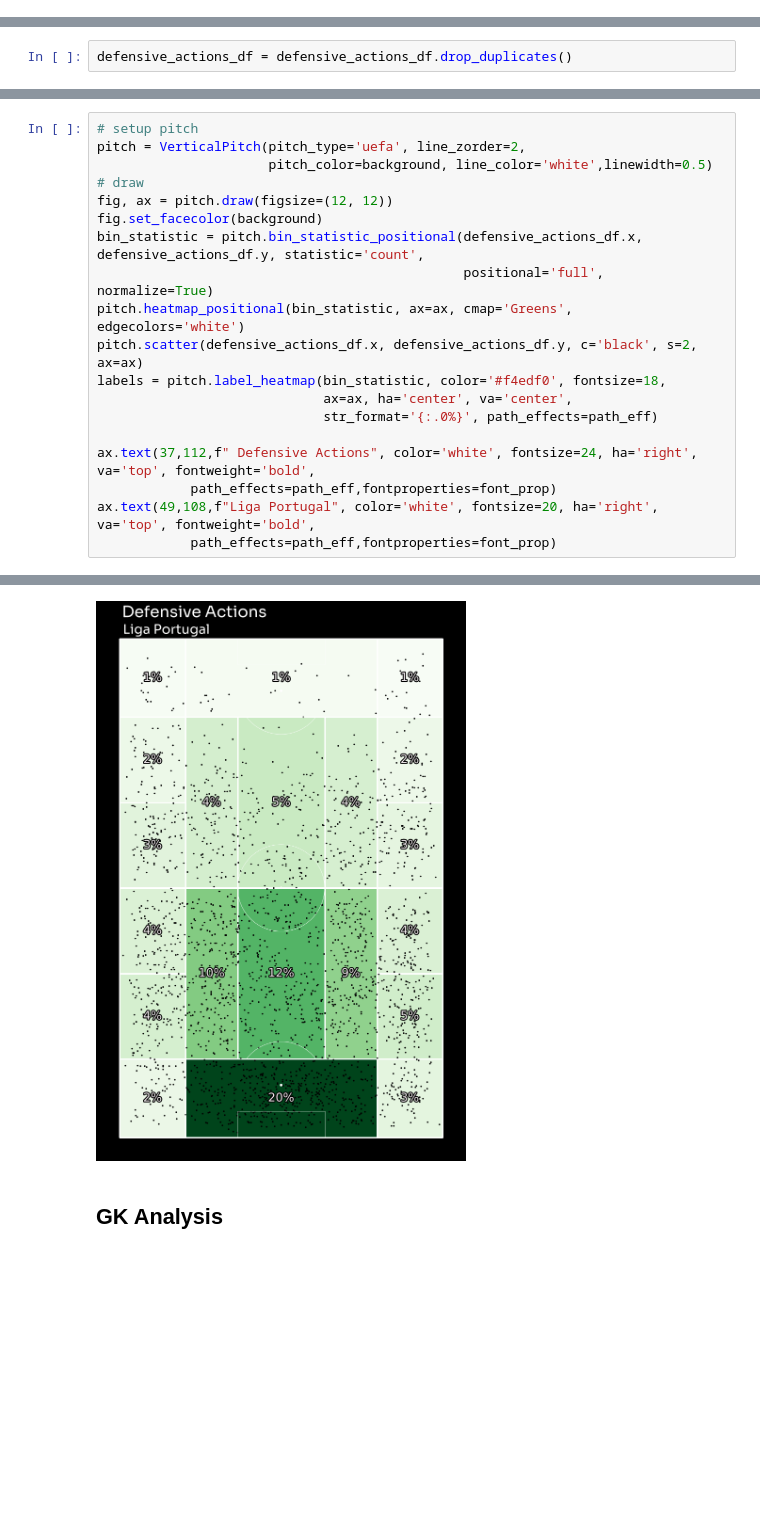
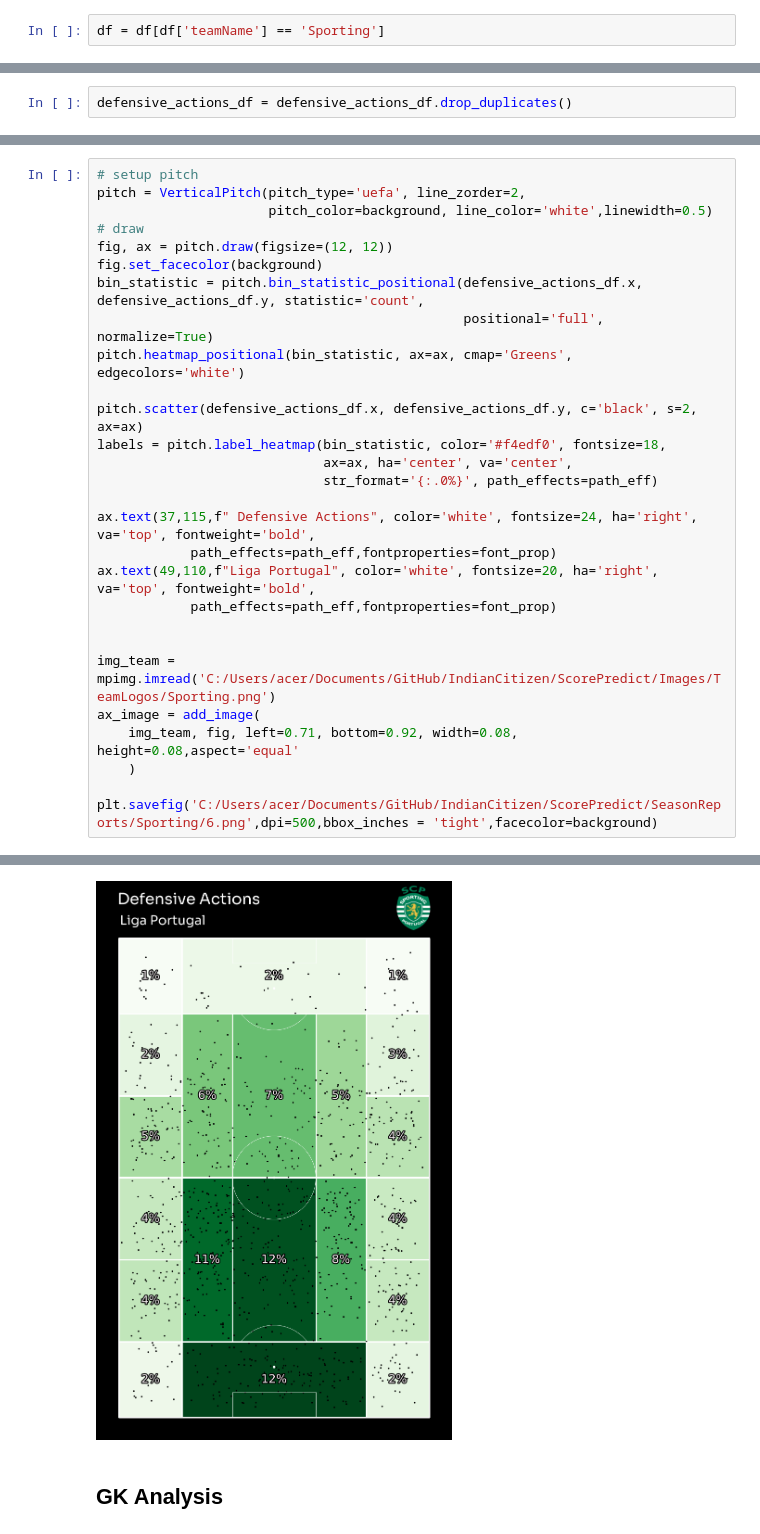
Before and after one commit to ishdeep-10/IndianCitizen, a Jupyter notebook: ScorePredict/notebooks/SeasonAnalysis.ipynb, the cells around one changed output, grey strips where cells are left out. Cells and saved outputs as stored; diff of their text form; blank space fills up the shorter version.

```diff
--- a/ScorePredict/notebooks/SeasonAnalysis.ipynb
+++ b/ScorePredict/notebooks/SeasonAnalysis.ipynb
@@ -400,3 +406,5 @@ df = pd.read_csv("C:/Users/acer/Documents/GitHub/IndianCitizen/Streamlit/Data/Li
+# %%
+df = df[df['teamName'] == 'Sporting']
 # %% [markdown]
 ## ShotMap
 # %%
@@ -1016,13 +1230,22 @@ fig.set_facecolor(background)
 bin_statistic = pitch.bin_statistic_positional(defensive_actions_df.x, defensive_actions_df.y, statistic='count',
                                                positional='full', normalize=True)
 pitch.heatmap_positional(bin_statistic, ax=ax, cmap='Greens', edgecolors='white')
+
 pitch.scatter(defensive_actions_df.x, defensive_actions_df.y, c='black', s=2, ax=ax)
 labels = pitch.label_heatmap(bin_statistic, color='#f4edf0', fontsize=18,
                              ax=ax, ha='center', va='center',
                              str_format='{:.0%}', path_effects=path_eff)
 
-ax.text(37,112,f" Defensive Actions", color='white', fontsize=24, ha='right', va='top', fontweight='bold',
+ax.text(37,115,f" Defensive Actions", color='white', fontsize=24, ha='right', va='top', fontweight='bold',
             path_effects=path_eff,fontproperties=font_prop)
-ax.text(49,108,f"Liga Portugal", color='white', fontsize=20, ha='right', va='top', fontweight='bold',
+ax.text(49,110,f"Liga Portugal", color='white', fontsize=20, ha='right', va='top', fontweight='bold',
             path_effects=path_eff,fontproperties=font_prop)
+
+
+img_team = mpimg.imread('C:/Users/acer/Documents/GitHub/IndianCitizen/ScorePredict/Images/TeamLogos/Sporting.png')
+ax_image = add_image(
+    img_team, fig, left=0.71, bottom=0.92, width=0.08, height=0.08,aspect='equal'
+    )
+
+plt.savefig('C:/Users/acer/Documents/GitHub/IndianCitizen/ScorePredict/SeasonReports/Sporting/6.png',dpi=500,bbox_inches = 'tight',facecolor=background)
 # %% [output]
@@ -1030,3 +1252,3 @@ Text(49, 108, 'Liga Portugal')
-[figure, old version]
+[figure, new version]
 # %% [markdown]
 ## GK Analysis
```
Also changed, not shown: parts of 24 cells of this notebook, 12 other files.
